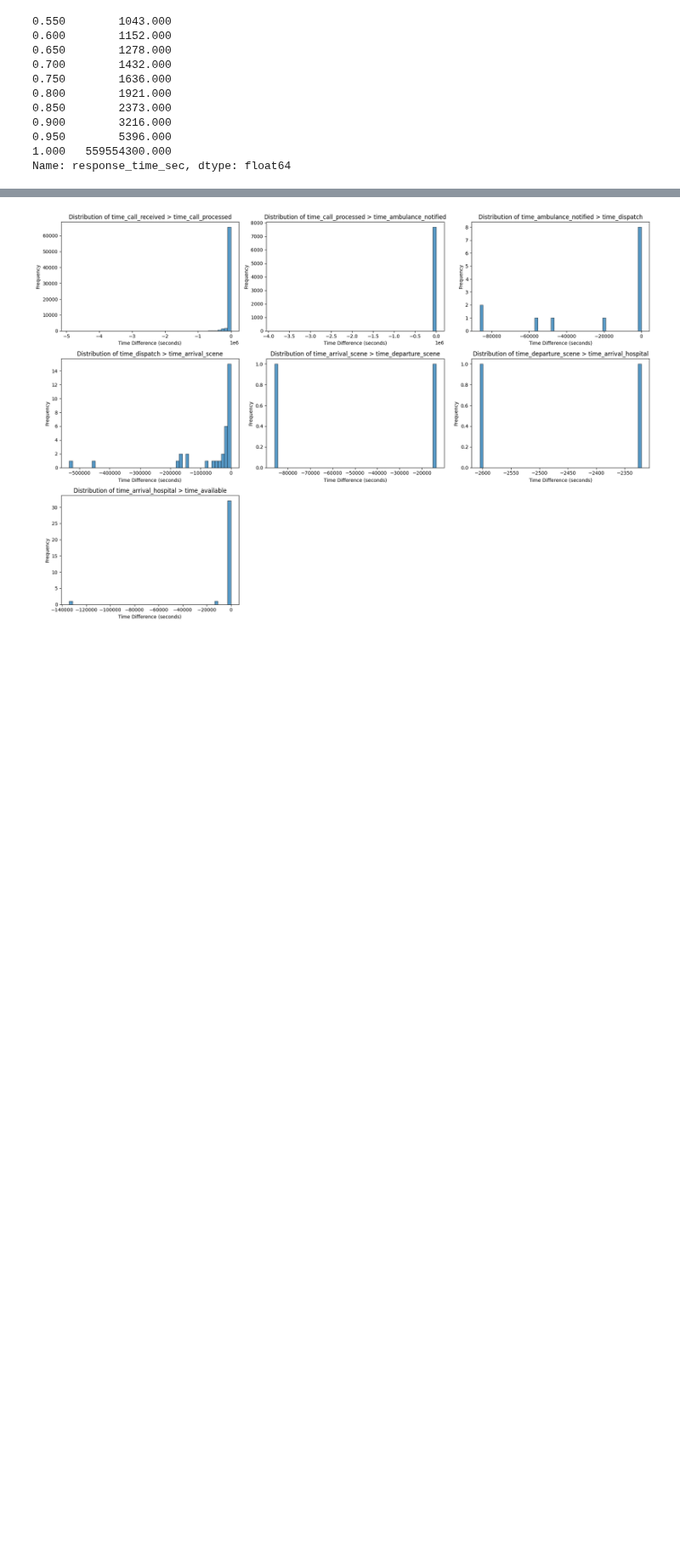
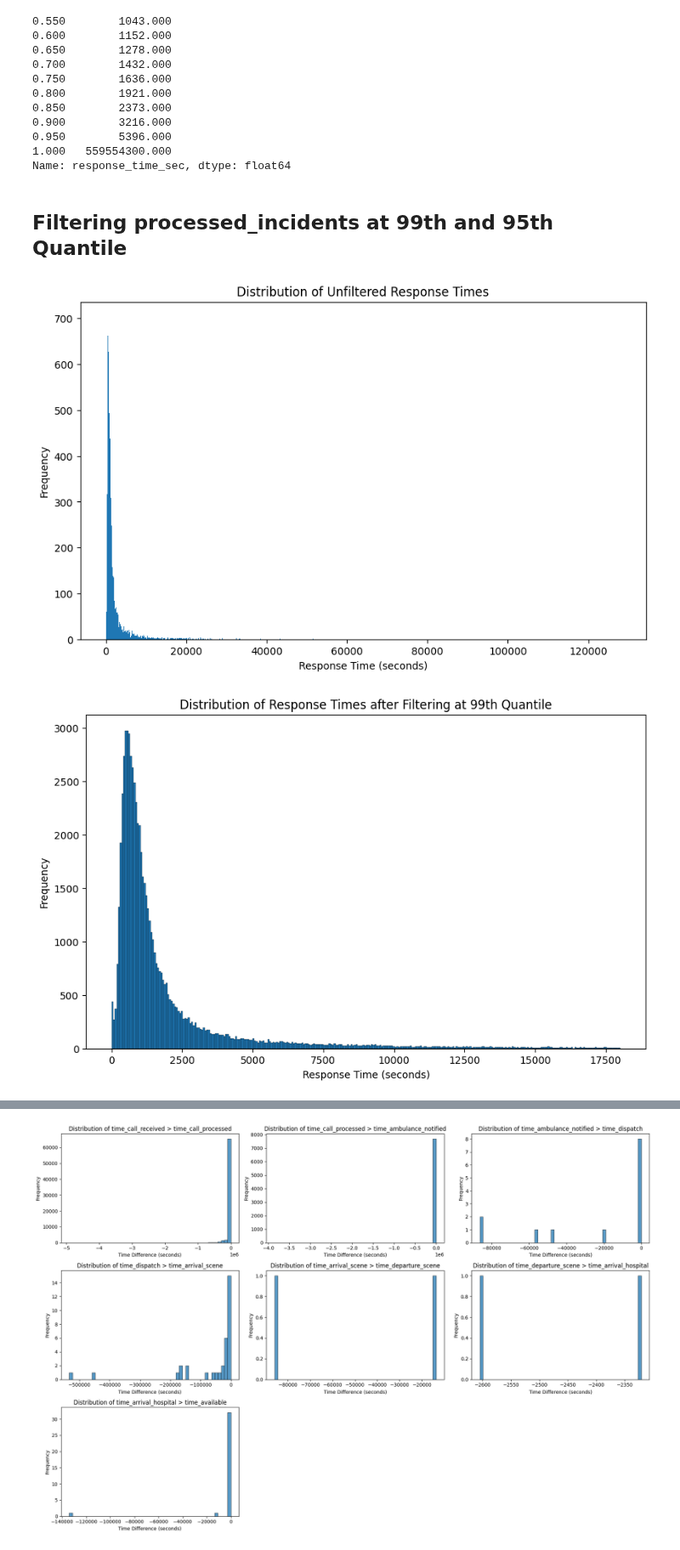
Before and after one commit to Emergency-Optimizers/Data-Processing, a Jupyter notebook: source/analysis/sandbox_torjus.ipynb, the cells around one changed output, grey strips where cells are left out. Shown at 85% size. Cells and saved outputs as stored; diff of their text form; code cells hidden in the pictures; blank space fills up the shorter version.

Commit message:
Histograms

```diff
--- a/source/analysis/sandbox_torjus.ipynb
+++ b/source/analysis/sandbox_torjus.ipynb
@@ -137,18 +137,3 @@ quantiles.tail(10)
 0.950        5396.000
 1.000   559554300.000
 Name: response_time_sec, dtype: float64
-# %%
-def remove_over_quantile(df, column, quantile_value):
-    """
-    Remove rows where the value in the specified column is greater than the given quantile_value.
-
-    Parameters:
-    df (pd.DataFrame): The DataFrame to clean.
-    column (str): The column name to filter.
-    quantile_value (float): The quantile value to use as the threshold.
-
-    Returns:
-    pd.DataFrame: A new DataFrame with the specified rows removed.
-    """
-    threshold = df[column].quantile(quantile_value)
-    return df[df[column] <= threshold]
@@ -154,0 +144,36 @@ def remove_over_quantile(df, column, quantile_value):
+# %% [markdown]
+## Filtering processed_incidents at 99th and 95th Quantile
+# %%
+# Assuming data_loader.processed_incidents_df gives you the DataFrame
+df_processed = data_loader.processed_incidents_df
+
+# First plot
+plt.figure(figsize=(10, 6))
+plt.hist(df_processed[df_processed['response_time_sec'] > 0]['response_time_sec'].sample(frac=0.10), bins=10000, edgecolor='black', linewidth=0)
+plt.xlabel('Response Time (seconds)')
+plt.ylabel('Frequency')
+plt.title('Distribution of Unfiltered Response Times')
+plt.show()
+
+# Second plot
+plt.figure(figsize=(10, 6))
+sampled_data = df_processed[df_processed['response_time_sec'] > 0].sample(frac=0.10)
+filtered_data_99 = remove_over_quantile(sampled_data, 'response_time_sec', 0.99)
+plt.hist(filtered_data_99['response_time_sec'], bins=300, edgecolor='black', linewidth=0.2)
+plt.xlabel('Response Time (seconds)')
+plt.ylabel('Frequency')
+plt.title('Distribution of Response Times after Filtering at 99th Quantile')
+plt.show()
+
+# Third plot
+plt.figure(figsize=(10, 6))
+sampled_data = df_processed[df_processed['response_time_sec'] > 0].sample(frac=0.10)
+filtered_data_95 = remove_over_quantile(sampled_data, 'response_time_sec', 0.95)
+plt.hist(filtered_data_95['response_time_sec'], bins=300, edgecolor='black', linewidth=0.2)
+plt.xlabel('Response Time (seconds)')
+plt.ylabel('Frequency')
+plt.title('Distribution of Response Times after Filtering at 95th Quantile')
+plt.show()
+# %% [output]
+[figure, added]
+[figure, added]
```
Also changed, not shown: parts of 14 cells of this notebook.
